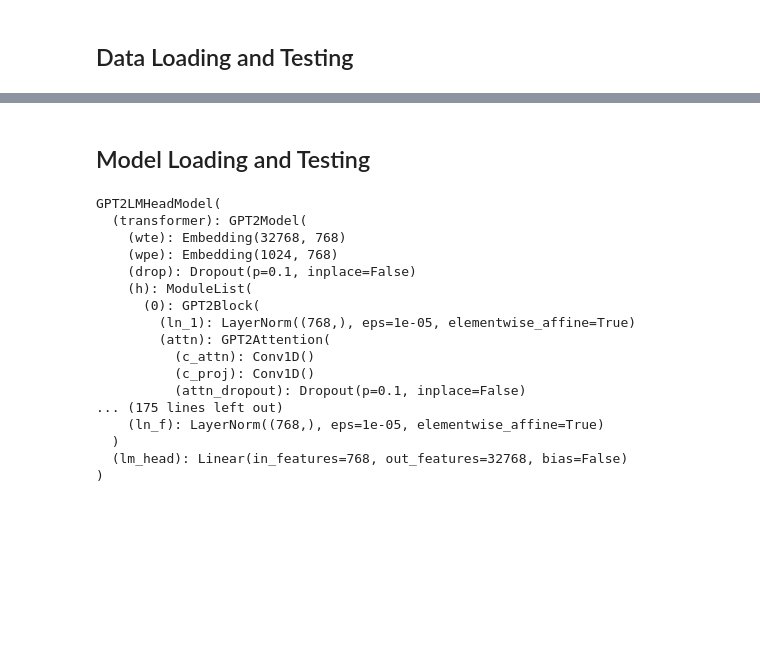
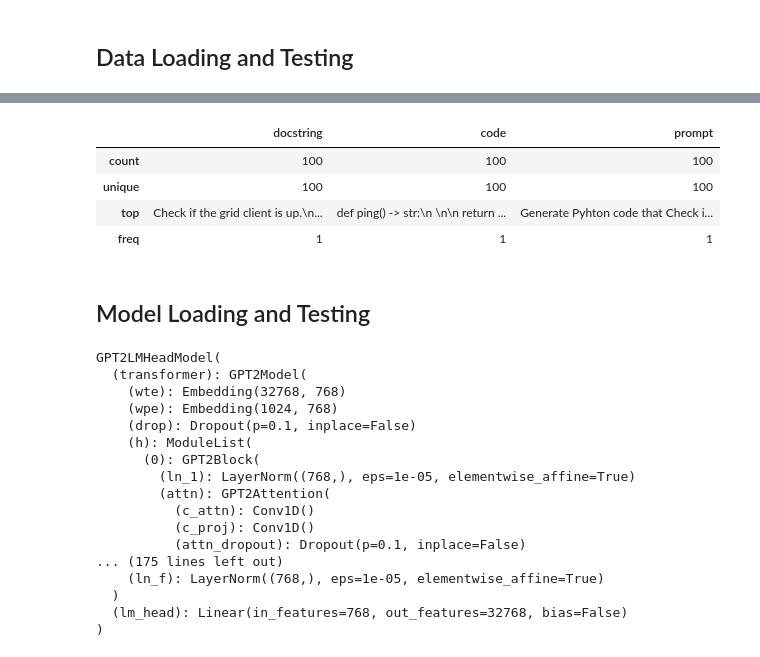
Before and after one commit to WM-SEMERU/code-rationales, a Jupyter notebook: nbs/01_gpt_sampling_.ipynb, the cells around one changed output, grey strips where cells are left out. Cells and saved outputs as stored; diff of their text form; code cells hidden in the pictures; blank space fills up the shorter version.

```diff
--- a/nbs/01_gpt_sampling_.ipynb
+++ b/nbs/01_gpt_sampling_.ipynb
@@ -53,0 +53,2 @@ DatasetDict({
+# %%
+test_dataset = load_dataset('json',data_files=param_default()['galeras_path'] + '/' + param_default()['dataset'] + '.json', cache_dir=param_default()['cache_dir'])
@@ -69,2 +79,2 @@ test_dataset[0]
 # %%
-test_dataset = test_dataset.shuffle(seed=42).select(range(20))
+test_dataset = test_dataset.select(range(param_default()['num_samples']))
@@ -94,3 +81,15 @@ df_sampled_code
+# %%
+###### IMPORTANT MODIFIY
+#df_sampled_code = test_dataset.to_pandas()[['code','prompt']] #code_completion_random_cut_5k_30_512_tokens
+df_sampled_code = test_dataset.to_pandas()[['docstring','code','prompt']] # others
+# %%
+df_sampled_code.describe()
+# %% [output]
+|  | docstring | code | prompt |
+| count | 100 | 100 | 100 |
+| unique | 100 | 100 | 100 |
+| top | Check if the grid client is up.\n... | def ping() -> str:\n \n\n return ... | Generate Pyhton code that Check i... |
+| freq | 1 | 1 | 1 |
 # %% [markdown]
 ## Model Loading and Testing
 # %%
```
Also changed, not shown: parts of 32 cells of this notebook, 1 other file.
